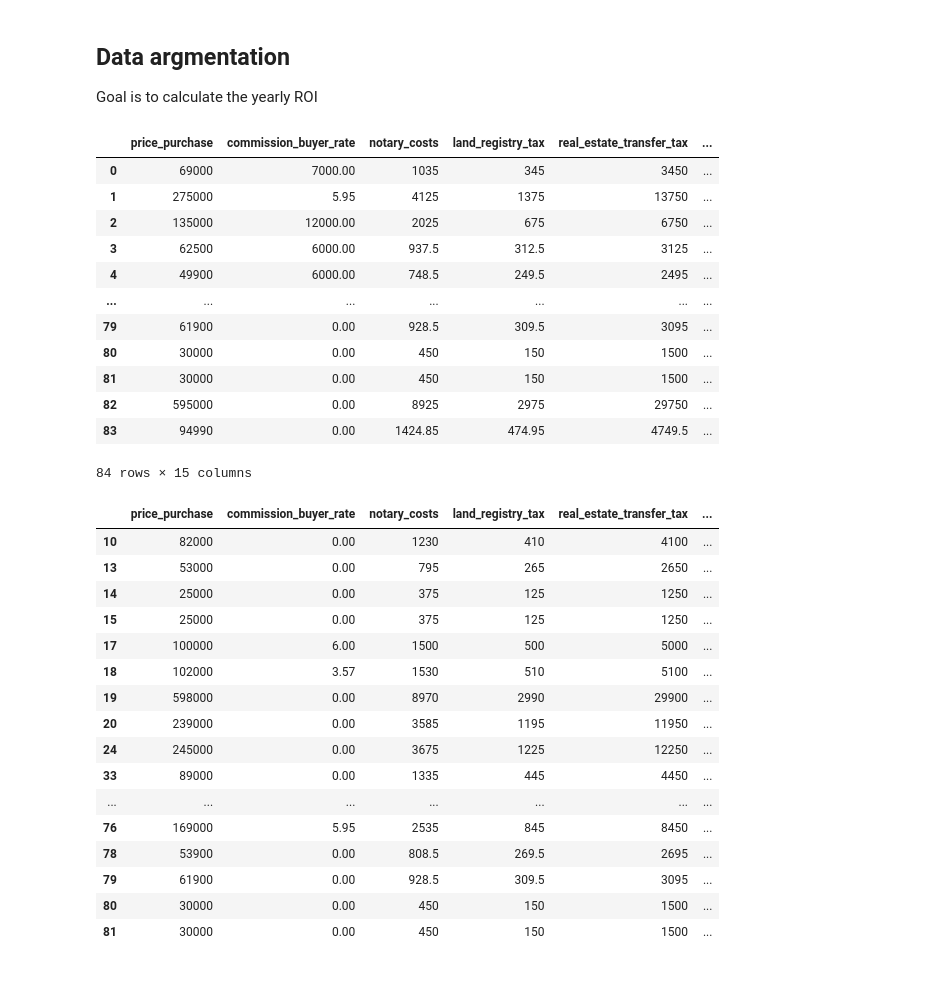
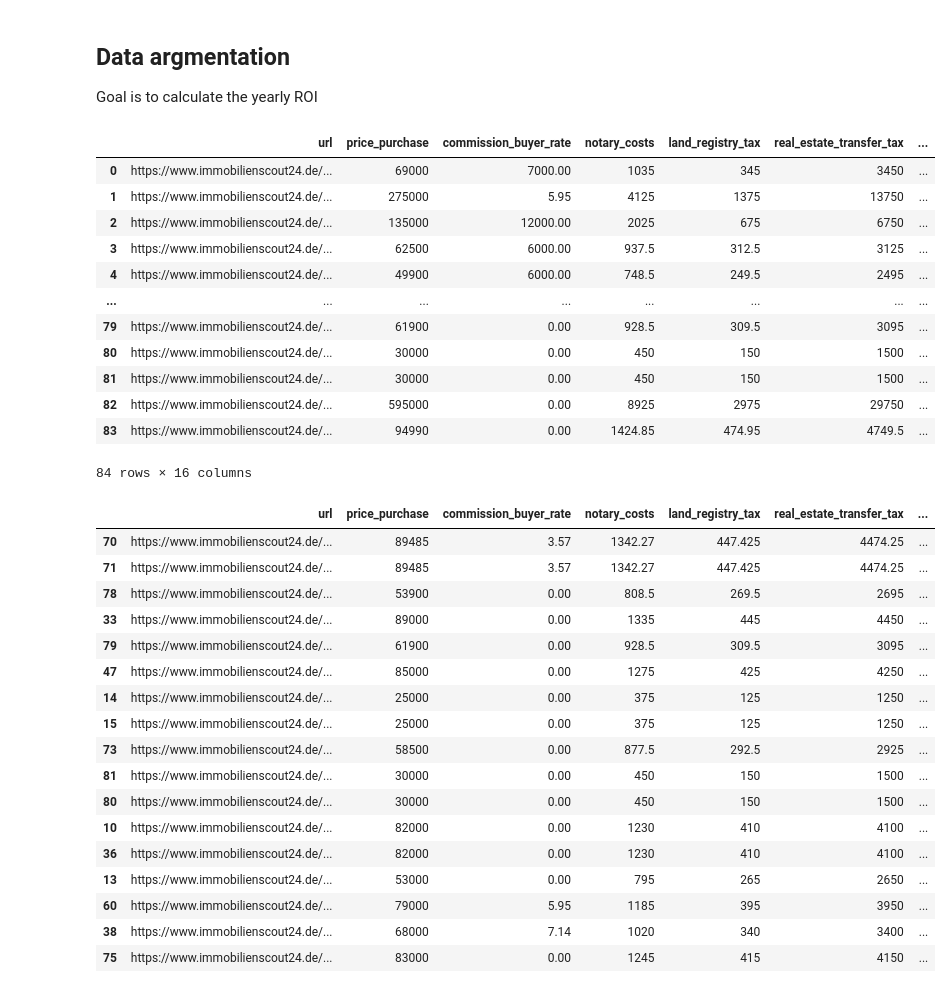
Before and after one commit to promitray/liveAI, a Jupyter notebook: real_estate_scrapper.ipynb, the cells around one changed output. Cells and saved outputs as stored; diff of their text form; code cells hidden in the pictures.

```diff
--- a/real_estate_scrapper.ipynb
+++ b/real_estate_scrapper.ipynb
@@ -37,6 +37,7 @@ from webdriver_manager.chrome import ChromeDriverManager
 from selenium.webdriver.chrome.options import Options
 import pandas as pd
 pd.set_option('display.max_columns', 100)
+pd.set_option('display.max_colwidth', -1)
 
 import json
 import re
@@ -49,6 +52,6 @@ import seaborn as sns
 # %%
 
-columns = ['id_expose', 'url', 'title', 'address', 'contact_person', 'telephone', 'mobile', 'fax', 'price_purchase', 'estimated_monthly_rate', 'rooms', 'living_area_m2', 'tags', 'type', 'floor', 'floor_total', 'bedrooms', 'commission_buyer_rate', 'maintenance_cost', 'construction_year', 'object_state', 'heating_type', 'energy_efficiency_class', 'location']
+columns = ['id_expose', 'url', 'url_short', 'title', 'address', 'contact_person', 'telephone', 'mobile', 'fax', 'price_purchase', 'estimated_monthly_rate', 'rooms', 'living_area_m2', 'tags', 'type', 'floor', 'floor_total', 'bedrooms', 'commission_buyer_rate', 'maintenance_cost', 'construction_year', 'object_state', 'heating_type', 'energy_efficiency_class', 'location']
 
 df_base = pd.DataFrame(columns = columns)
 
@@ -344,7 +347,7 @@ TypeError: unhashable type: 'list'
 ## Data argmentation
 Goal is to calculate the yearly ROI
 # %%
-df_finance = df_base[['price_purchase', 'commission_buyer_rate']]
+df_finance = df_base[['url','price_purchase', 'commission_buyer_rate']]
 df_finance['notary_costs'] = notary_percentage * df_base['price_purchase']
 
 df_finance['land_registry_tax'] = land_registry_tax_percentage * df_base['price_purchase']
@@ -362,36 +365,37 @@ df_finance['ROI'] = (df_finance['cashflow'] * 12) / df_finance['equity']
 # %%
 df_finance
 # %% [output]
-|  | price_purchase | commission_buyer_rate | notary_costs | land_registry_tax | real_estate_transfer_tax | ... |
-| 0 | 69000 | 7000.00 | 1035 | 345 | 3450 | ... |
-| 1 | 275000 | 5.95 | 4125 | 1375 | 13750 | ... |
-| 2 | 135000 | 12000.00 | 2025 | 675 | 6750 | ... |
-| 3 | 62500 | 6000.00 | 937.5 | 312.5 | 3125 | ... |
-| 4 | 49900 | 6000.00 | 748.5 | 249.5 | 2495 | ... |
-| ... | ... | ... | ... | ... | ... | ... |
-| 79 | 61900 | 0.00 | 928.5 | 309.5 | 3095 | ... |
-| 80 | 30000 | 0.00 | 450 | 150 | 1500 | ... |
-| 81 | 30000 | 0.00 | 450 | 150 | 1500 | ... |
-| 82 | 595000 | 0.00 | 8925 | 2975 | 29750 | ... |
-| 83 | 94990 | 0.00 | 1424.85 | 474.95 | 4749.5 | ... |
+|  | url | price_purchase | commission_buyer_rate | notary_costs | land_registry_tax | real_estate_transfer_tax | ... |
+| 0 | https://www.immobilienscout24.de/... | 69000 | 7000.00 | 1035 | 345 | 3450 | ... |
+| 1 | https://www.immobilienscout24.de/... | 275000 | 5.95 | 4125 | 1375 | 13750 | ... |
+| 2 | https://www.immobilienscout24.de/... | 135000 | 12000.00 | 2025 | 675 | 6750 | ... |
+| 3 | https://www.immobilienscout24.de/... | 62500 | 6000.00 | 937.5 | 312.5 | 3125 | ... |
+| 4 | https://www.immobilienscout24.de/... | 49900 | 6000.00 | 748.5 | 249.5 | 2495 | ... |
+| ... | ... | ... | ... | ... | ... | ... | ... |
+| 79 | https://www.immobilienscout24.de/... | 61900 | 0.00 | 928.5 | 309.5 | 3095 | ... |
+| 80 | https://www.immobilienscout24.de/... | 30000 | 0.00 | 450 | 150 | 1500 | ... |
+| 81 | https://www.immobilienscout24.de/... | 30000 | 0.00 | 450 | 150 | 1500 | ... |
+| 82 | https://www.immobilienscout24.de/... | 595000 | 0.00 | 8925 | 2975 | 29750 | ... |
+| 83 | https://www.immobilienscout24.de/... | 94990 | 0.00 | 1424.85 | 474.95 | 4749.5 | ... |
-84 rows × 15 columns
+84 rows × 16 columns
 # %%
-df_finance[df_finance['cashflow'] > 0]
+df_finance[(df_finance['cashflow'] > 0) & (df_finance['equity'] <= 20000) ].sort_values(by=['ROI'], ascending=False)
 # %% [output]
-|  | price_purchase | commission_buyer_rate | notary_costs | land_registry_tax | real_estate_transfer_tax | ... |
-| 10 | 82000 | 0.00 | 1230 | 410 | 4100 | ... |
-| 13 | 53000 | 0.00 | 795 | 265 | 2650 | ... |
-| 14 | 25000 | 0.00 | 375 | 125 | 1250 | ... |
-| 15 | 25000 | 0.00 | 375 | 125 | 1250 | ... |
-| 17 | 100000 | 6.00 | 1500 | 500 | 5000 | ... |
-| 18 | 102000 | 3.57 | 1530 | 510 | 5100 | ... |
-| 19 | 598000 | 0.00 | 8970 | 2990 | 29900 | ... |
-| 20 | 239000 | 0.00 | 3585 | 1195 | 11950 | ... |
-| 24 | 245000 | 0.00 | 3675 | 1225 | 12250 | ... |
-| 33 | 89000 | 0.00 | 1335 | 445 | 4450 | ... |
-| ... | ... | ... | ... | ... | ... | ... |
-| 76 | 169000 | 5.95 | 2535 | 845 | 8450 | ... |
-| 78 | 53900 | 0.00 | 808.5 | 269.5 | 2695 | ... |
-| 79 | 61900 | 0.00 | 928.5 | 309.5 | 3095 | ... |
-| 80 | 30000 | 0.00 | 450 | 150 | 1500 | ... |
-| 81 | 30000 | 0.00 | 450 | 150 | 1500 | ... |
+|  | url | price_purchase | commission_buyer_rate | notary_costs | land_registry_tax | real_estate_transfer_tax | ... |
+| 70 | https://www.immobilienscout24.de/... | 89485 | 3.57 | 1342.27 | 447.425 | 4474.25 | ... |
+| 71 | https://www.immobilienscout24.de/... | 89485 | 3.57 | 1342.27 | 447.425 | 4474.25 | ... |
+| 78 | https://www.immobilienscout24.de/... | 53900 | 0.00 | 808.5 | 269.5 | 2695 | ... |
+| 33 | https://www.immobilienscout24.de/... | 89000 | 0.00 | 1335 | 445 | 4450 | ... |
+| 79 | https://www.immobilienscout24.de/... | 61900 | 0.00 | 928.5 | 309.5 | 3095 | ... |
+| 47 | https://www.immobilienscout24.de/... | 85000 | 0.00 | 1275 | 425 | 4250 | ... |
+| 14 | https://www.immobilienscout24.de/... | 25000 | 0.00 | 375 | 125 | 1250 | ... |
+| 15 | https://www.immobilienscout24.de/... | 25000 | 0.00 | 375 | 125 | 1250 | ... |
+| 73 | https://www.immobilienscout24.de/... | 58500 | 0.00 | 877.5 | 292.5 | 2925 | ... |
+| 81 | https://www.immobilienscout24.de/... | 30000 | 0.00 | 450 | 150 | 1500 | ... |
+| 80 | https://www.immobilienscout24.de/... | 30000 | 0.00 | 450 | 150 | 1500 | ... |
+| 10 | https://www.immobilienscout24.de/... | 82000 | 0.00 | 1230 | 410 | 4100 | ... |
+| 36 | https://www.immobilienscout24.de/... | 82000 | 0.00 | 1230 | 410 | 4100 | ... |
+| 13 | https://www.immobilienscout24.de/... | 53000 | 0.00 | 795 | 265 | 2650 | ... |
+| 60 | https://www.immobilienscout24.de/... | 79000 | 5.95 | 1185 | 395 | 3950 | ... |
+| 38 | https://www.immobilienscout24.de/... | 68000 | 7.14 | 1020 | 340 | 3400 | ... |
+| 75 | https://www.immobilienscout24.de/... | 83000 | 0.00 | 1245 | 415 | 4150 | ... |
```
Also changed, not shown: parts of 2 cells of this notebook.
